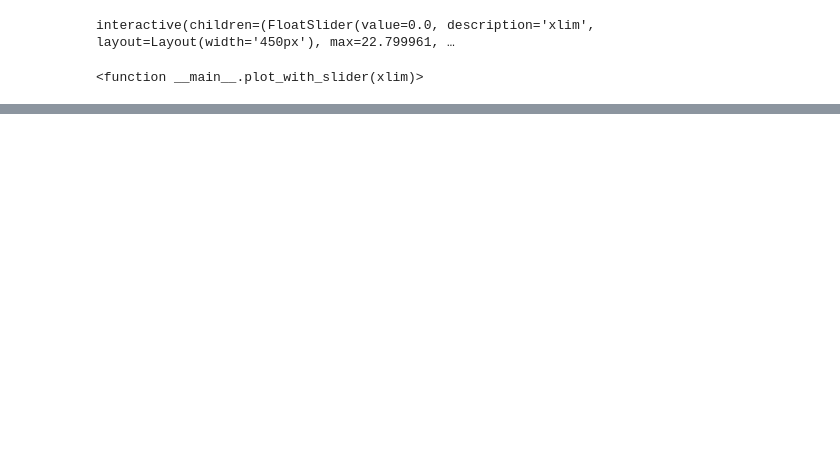
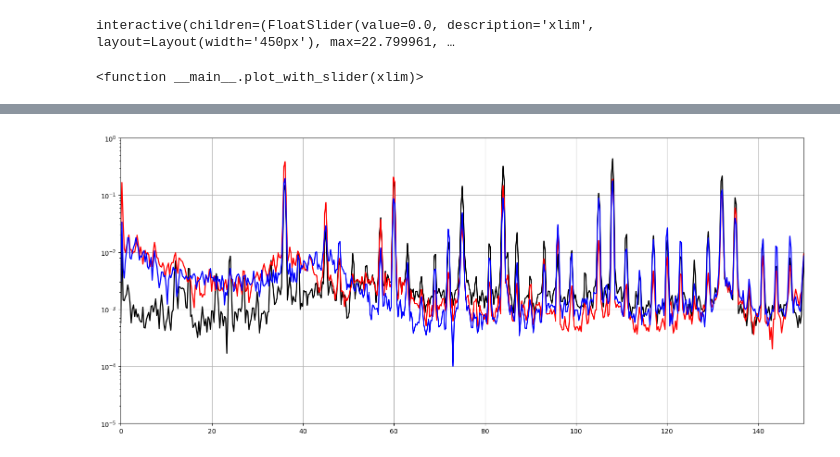
Before and after one commit to EquivocalBeing/CE_code, a Jupyter notebook: Webdaq_Test.ipynb, the cells around one changed output, grey strips where cells are left out. Saved outputs shown, nothing was run; the diff lists cells and outputs as text; code cells hidden in the pictures; blank space fills up the shorter version.

```diff
--- a/Webdaq_Test.ipynb
+++ b/Webdaq_Test.ipynb
@@ -162,0 +146,41 @@ plt.show()
+# %%
+from scipy import signal
+
+f_z, Pxx_den_z = signal.welch(z1, 25600, window='hamming', nperseg=100000)
+f_n, Pxx_den_n = signal.welch(n1, 25600, window='hamming', nperseg=100000)
+f_e, Pxx_den_e = signal.welch(e1, 25600, window='hamming', nperseg=100000)
+
+plt.figure(figsize = (19, 8))
+
+
+plt.semilogy(f_z, Pxx_den_z ** 0.5, color = 'black', linewidth = 1.75)
+plt.semilogy(f_n, Pxx_den_n ** 0.5, color = 'red', linewidth = 1.75)
+plt.semilogy(f_e, Pxx_den_e ** 0.5, color = 'blue', linewidth = 1.75)
+
+
+#plt.title('FFT of the Signal')
+#plt.xlabel('Frequency (Hz)')
+#plt.ylabel('Magnitude')
+
+'''
+plt.axvline(x = 12, color = 'orange')
+plt.axvline(x = 15, color = 'orange')
+
+plt.axvline(x = 24, color = 'orange')
+plt.axvline(x = 36, color = 'orange')
+plt.axvline(x = 45, color = 'orange')
+plt.axvline(x = 48, color = 'orange')
+plt.axvline(x = 60, color = 'orange')
+plt.axvline(x = 72, color = 'orange')
+plt.axvline(x = 75, color = 'orange')
+plt.axvline(x = 84, color = 'orange')
+plt.axvline(x = 92, color = 'orange')
+plt.axvline(x = 96, color = 'orange')
+'''
+
+plt.ylim([10e-6, 1])
+plt.xlim(0,150)
+plt.grid(True)
+plt.show()
+# %% [output]
+[figure, added]
```
Also changed, not shown: parts of 8 cells of this notebook.
